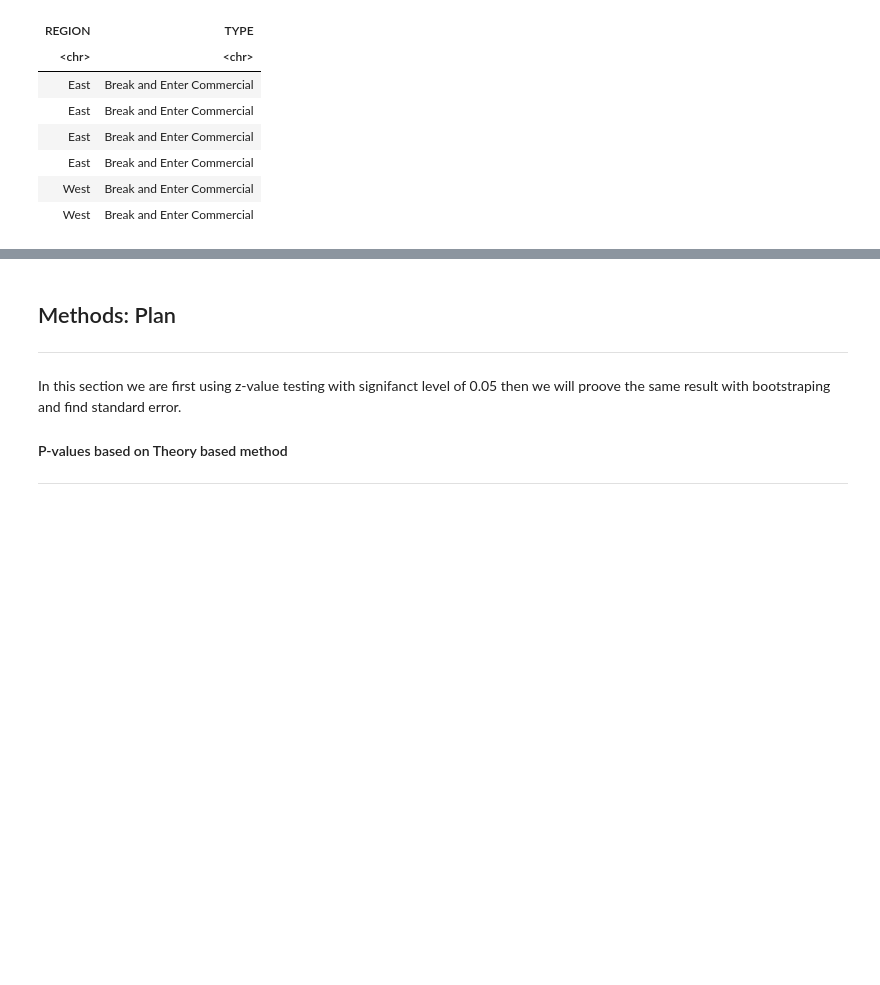
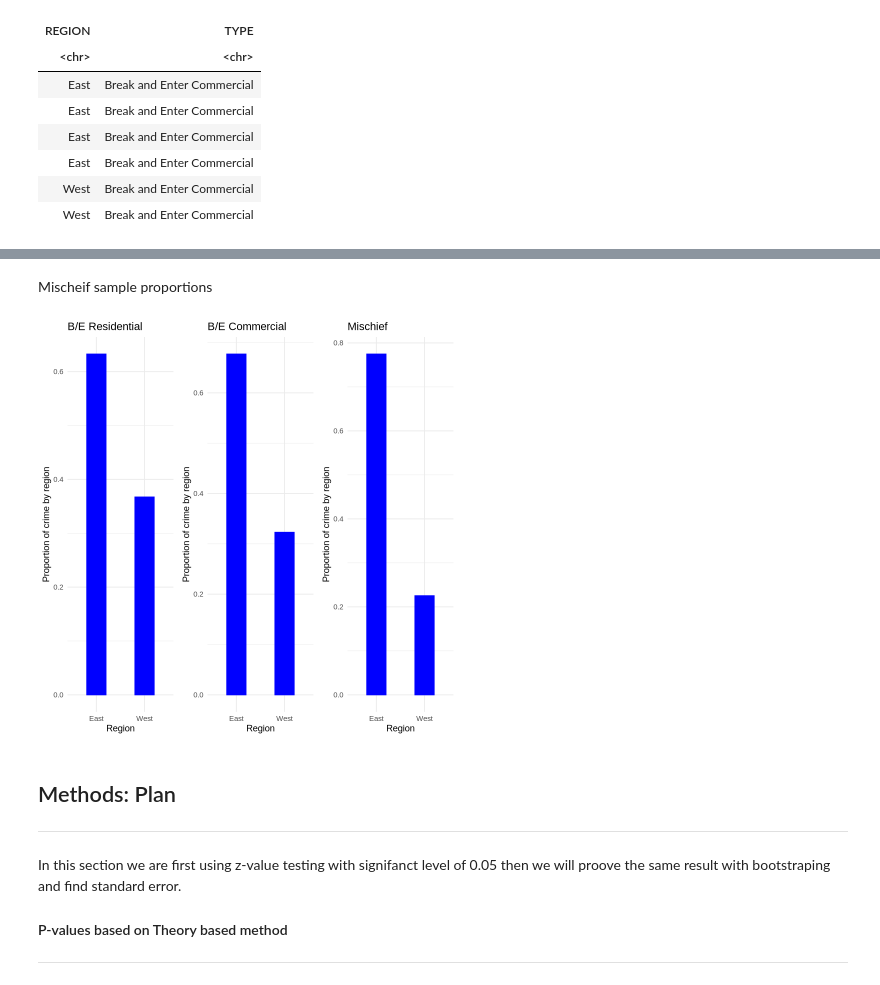
Before and after one commit to aradsab/Stat-201-Project, a Jupyter notebook: project.ipynb, the cells around one changed output, grey strips where cells are left out. Saved outputs shown, nothing was run; the diff lists cells and outputs as text; code cells hidden in the pictures; blank space fills up the shorter version.

```diff
--- a/project.ipynb
+++ b/project.ipynb
@@ -128,3 +135,36 @@ A tibble: 2 × 3
+# %% [markdown]
+Mischeif sample proportions
+# %%
+crime_res_plot <- crime_res_summary %>%
+  ggplot(aes(x = REGION, y = proportion)) +
+  geom_bar(stat = "identity", color = "blue", fill = "blue",width = 0.4) +
+  xlab("Region") +
+  ylab("Proportion of crime by region") +
+  ggtitle("B/E Residential")
+
+
+crime_com_plot <- crime_com_summary %>%
+  ggplot(aes(x = REGION, y = proportion)) +
+  geom_bar(stat = "identity", color = "blue", fill = "blue",width = 0.4) +
+  xlab("Region") +
+  ylab("Proportion of crime by region") +
+  ggtitle("B/E Commercial")
+
+crime_mis_plot <- crime_mis_summary %>%
+  ggplot(aes(x = REGION, y = proportion)) +
+  geom_bar(stat = "identity", color = "blue", fill = "blue",width = 0.4) +
+  xlab("Region") +
+  ylab("Proportion of crime by region") +
+  ggtitle("Mischief")
+
+combined_plot <- plot_grid(
+  crime_res_plot + theme_minimal(),
+  crime_com_plot + theme_minimal(),
+  crime_mis_plot + theme_minimal(),
+  ncol = 3)
+combined_plot
+# %% [output]
+[figure, added]
 # %% [markdown]
 ## Methods: Plan
 
```
Also changed, not shown: parts of 16 cells of this notebook.
